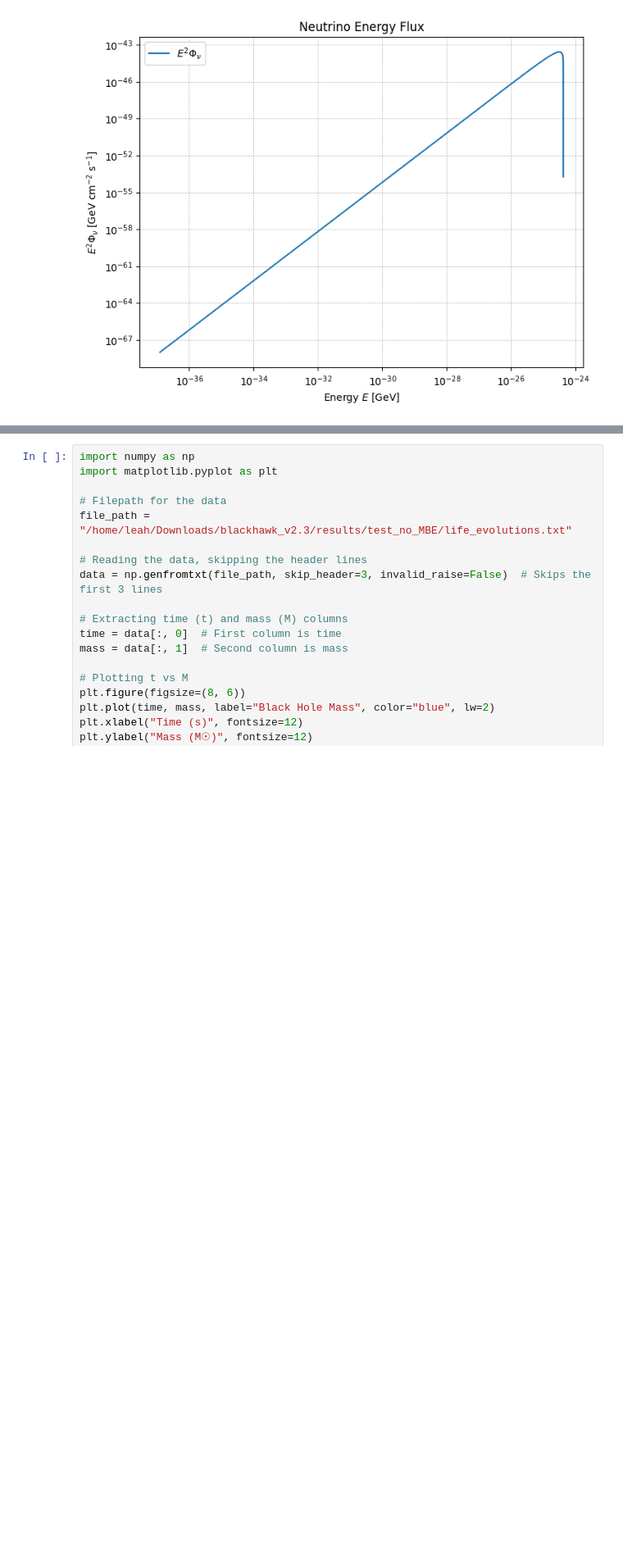
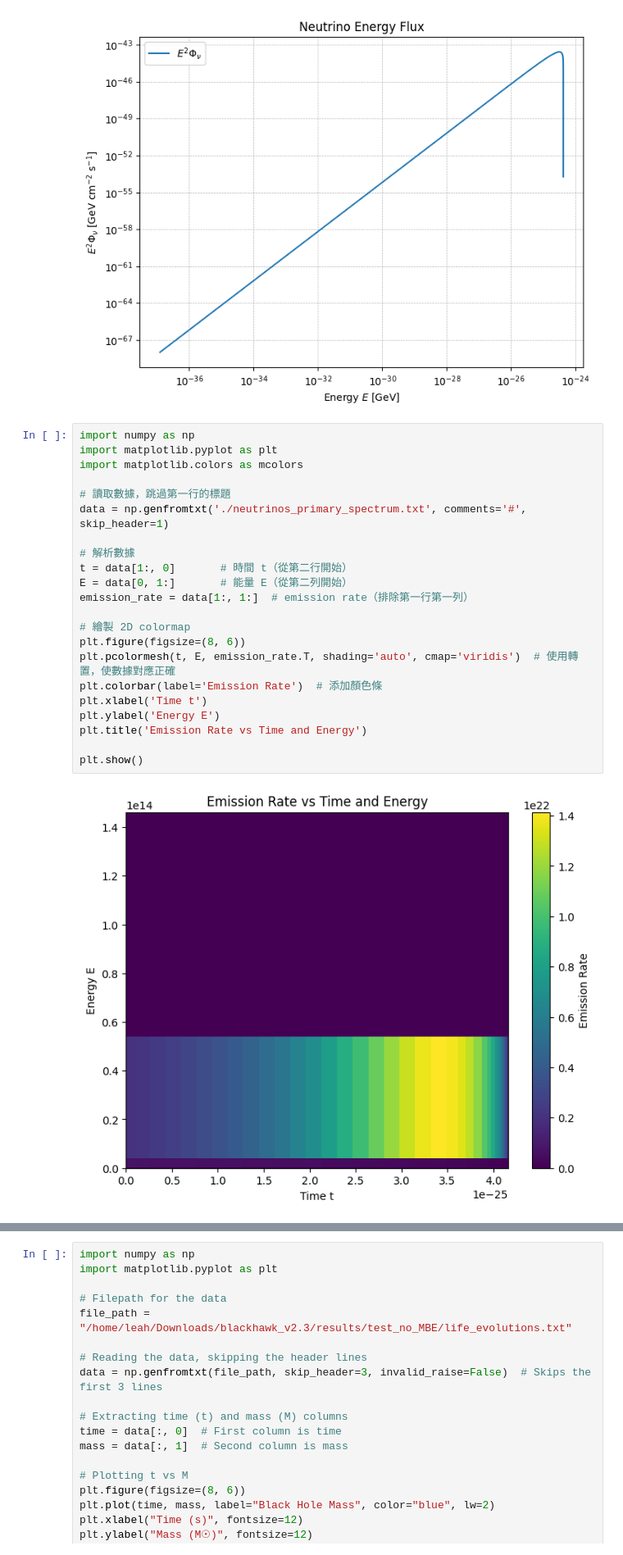
Before and after one commit to LeahLin0618/hep_leah_1, a Jupyter notebook: Untitled-1.ipynb, the cells around one changed output, grey strips where cells are left out. Shown at 82% size. Cells and saved outputs as stored; diff of their text form; blank space fills up the shorter version.

```diff
--- a/Untitled-1.ipynb
+++ b/Untitled-1.ipynb
@@ -23,3 +23,27 @@ plt.grid(True, which="both", linestyle="--", linewidth=0.5)
 plt.show()
 # %% [output]
 [figure]
+# %%
+import numpy as np
+import matplotlib.pyplot as plt
+import matplotlib.colors as mcolors
+
+# 讀取數據，跳過第一行的標題
+data = np.genfromtxt('./neutrinos_primary_spectrum.txt', comments='#', skip_header=1)
+
+# 解析數據
+t = data[1:, 0]       # 時間 t（從第二行開始）
+E = data[0, 1:]       # 能量 E（從第二列開始）
+emission_rate = data[1:, 1:]  # emission rate（排除第一行第一列）
+
+# 繪製 2D colormap
+plt.figure(figsize=(8, 6))
+plt.pcolormesh(t, E, emission_rate.T, shading='auto', cmap='viridis')  # 使用轉置，使數據對應正確
+plt.colorbar(label='Emission Rate')  # 添加顏色條
+plt.xlabel('Time t')
+plt.ylabel('Energy E')
+plt.title('Emission Rate vs Time and Energy')
+
+plt.show()
+# %% [output]
+[figure, added]
```
Also changed, not shown: parts of 4 cells of this notebook.
